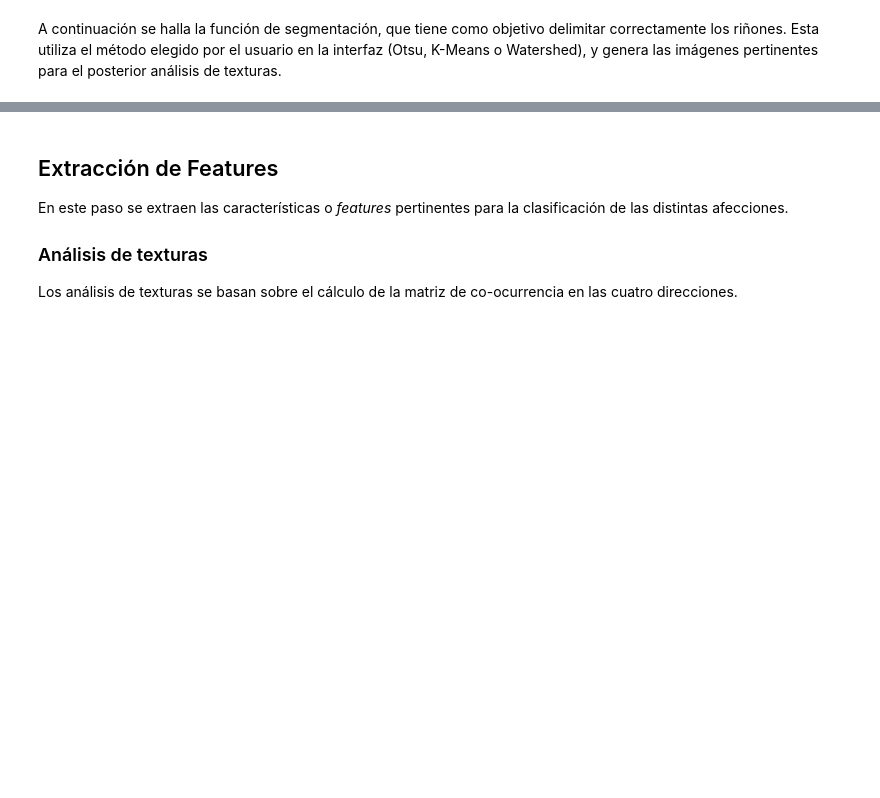
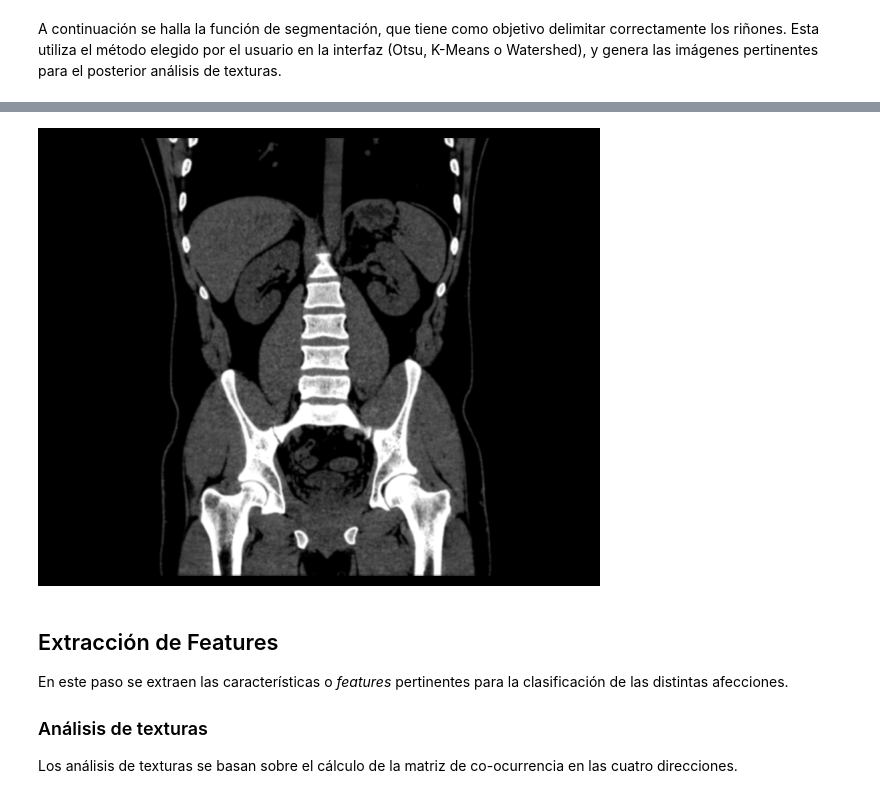
Before and after one commit to milalangone/kidney_segmentation, a Jupyter notebook: TP_PIB_LangoneRondinellaSimoncelliTerrazas.ipynb, the cells around one changed output, grey strips where cells are left out. Cells and saved outputs as stored; diff of their text form; code cells hidden in the pictures; blank space fills up the shorter version.

```diff
--- a/TP_PIB_LangoneRondinellaSimoncelliTerrazas.ipynb
+++ b/TP_PIB_LangoneRondinellaSimoncelliTerrazas.ipynb
@@ -293,3 +303,27 @@ plt.show()
+# %%
+filtered_paths = [filtered_tumor, filtered_cysts, filtered_stones, filtered_normal]
+
+segmented_tumor = []
+segmented_cysts = []
+segmented_stones = []
+segmented_normal = []
+
+segmented_paths = [segmented_tumor, segmented_cysts, segmented_stones, segmented_normal]
+
+
+for i in range(len(filtered_paths)):
+  for img in filtered_paths[i]:
+    img_seg_kmeans = segmentar(img, 1)
+    seg_gray = bin2gray(img_seg_kmeans, img)
+    segmented_paths[i].append(seg_gray)
+# %%
+plt.figure(figsize=(7,7))
+plt.imshow(segmented_stones[3], cmap="gray",vmin=0, vmax=255)
+# plt.imshow(prueba_seg, cmap="gray",vmin=0, vmax=255)
+plt.axis('off')
+plt.show()
+# %% [output]
+[figure, added]
 # %% [markdown]
 ## Extracción de Features
 En este paso se extraen las características o *features* pertinentes para la clasificación de las distintas afecciones.
```
Also changed, not shown: parts of 28 cells of this notebook.
